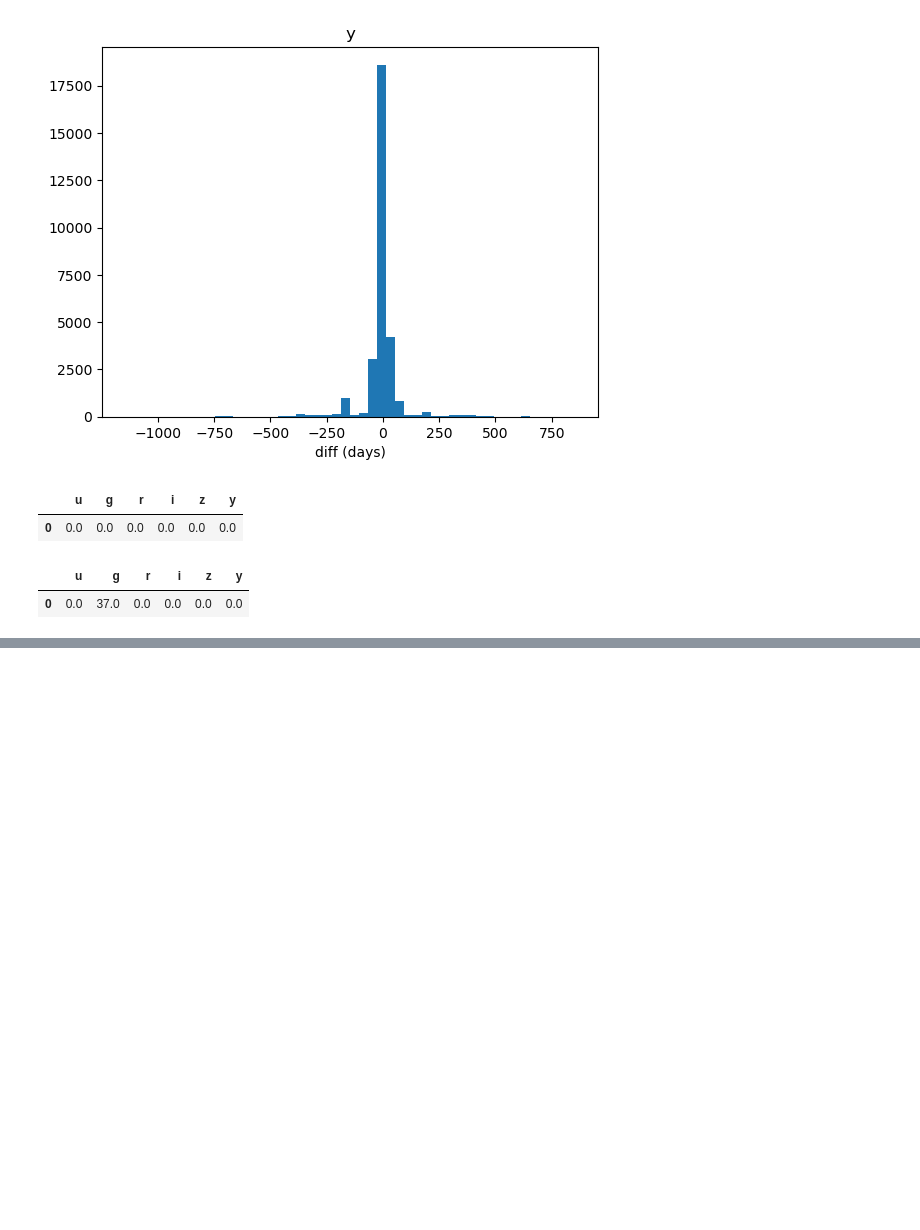
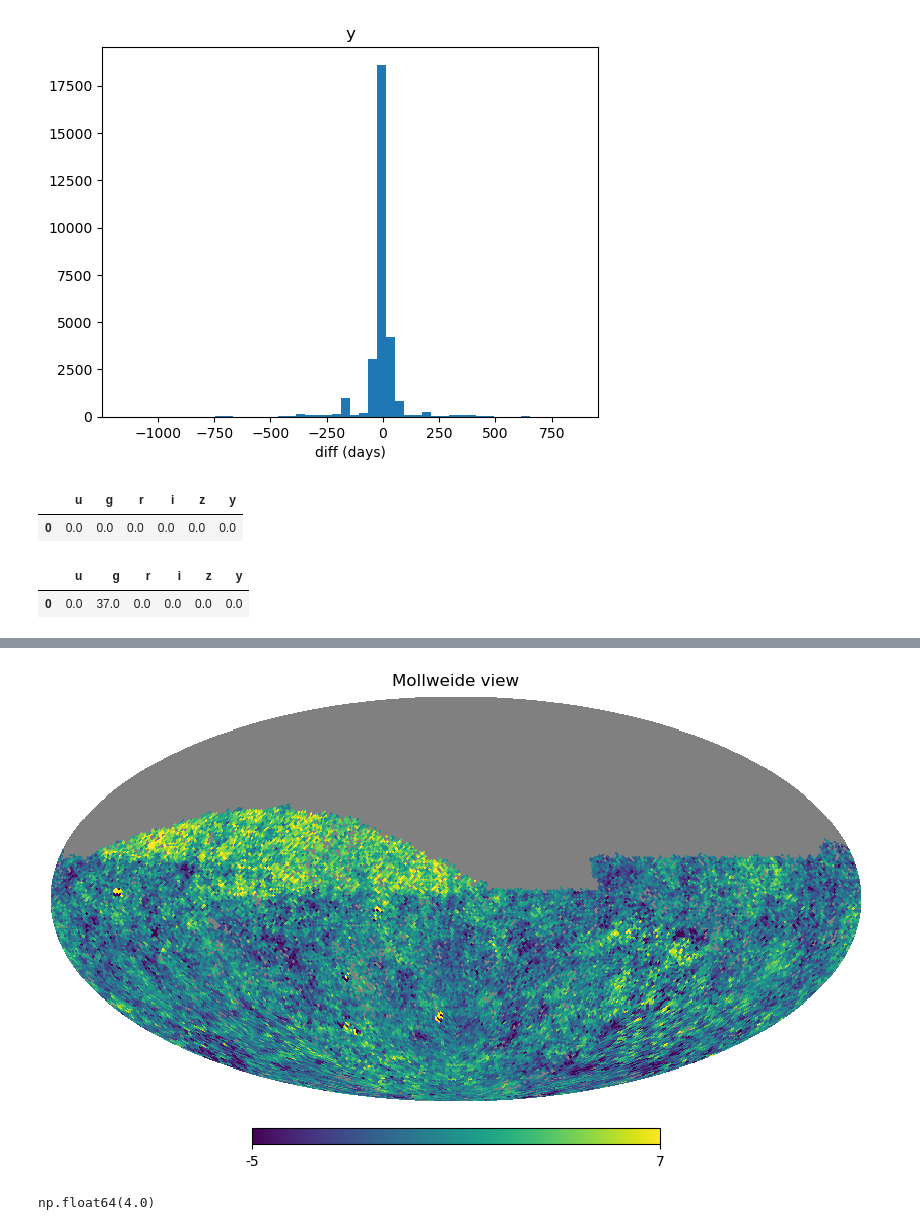
Before and after one commit to lsst-sims/sims_featureScheduler_runs4.3, a Jupyter notebook: nes_early/template_diff.ipynb, the cells around one changed output, grey strips where cells are left out. Saved outputs shown, nothing was run; the diff lists cells and outputs as text; code cells hidden in the pictures; blank space fills up the shorter version.

```diff
--- a/nes_early/template_diff.ipynb
+++ b/nes_early/template_diff.ipynb
@@ -93,0 +119,9 @@ pd.DataFrame([nes_medians])
+# %%
+hp.mollview(ge_hp_array-baseline_hp_array, min=-5, max=7)
+# %% [output]
+[figure, added]
+# %%
+diff = ge_hp_array-baseline_hp_array
+np.nanmedian(diff[indx_nes])
+# %% [output]
+np.float64(4.0)
```
Also changed, not shown: parts of 7 cells of this notebook, 1 other file.
